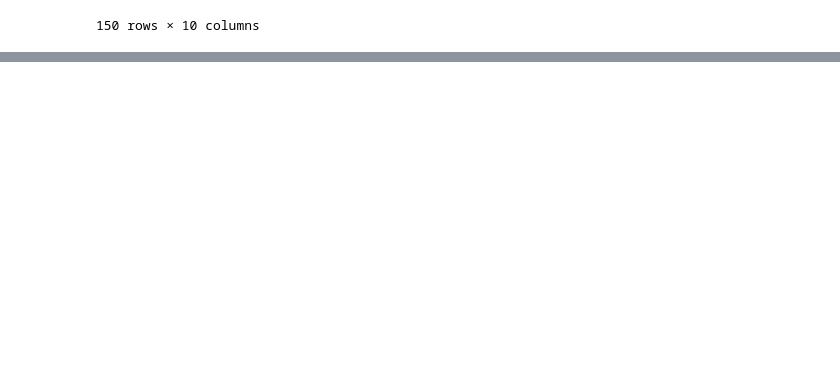
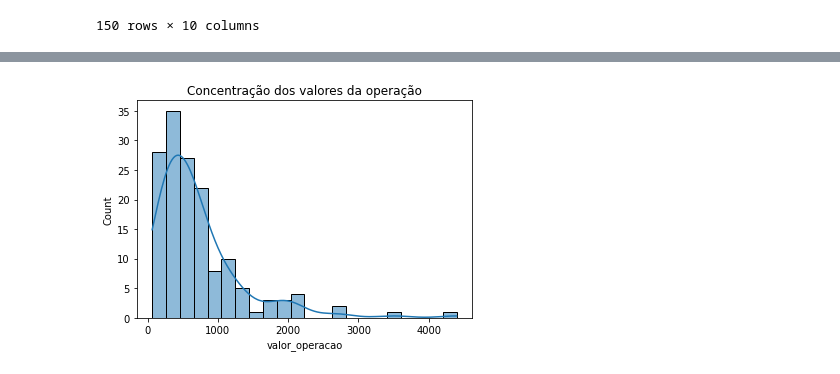
Before and after one commit to martinlietz/squadcinza_projeto3, a Jupyter notebook: projeto.ipynb, the cells around one changed output, grey strips where cells are left out. Cells and saved outputs as stored; diff of their text form; code cells hidden in the pictures; blank space fills up the shorter version.

```diff
--- a/projeto.ipynb
+++ b/projeto.ipynb
@@ -739,0 +829,6 @@ df_total
+# %%
+sns.histplot(data=df_total, x="valor_operacao", kde=True)
+plt.title('Concentração dos valores da operação')
+plt.show()
+# %% [output]
+[figure, added]
```
Also changed, not shown: parts of 13 cells of this notebook.
